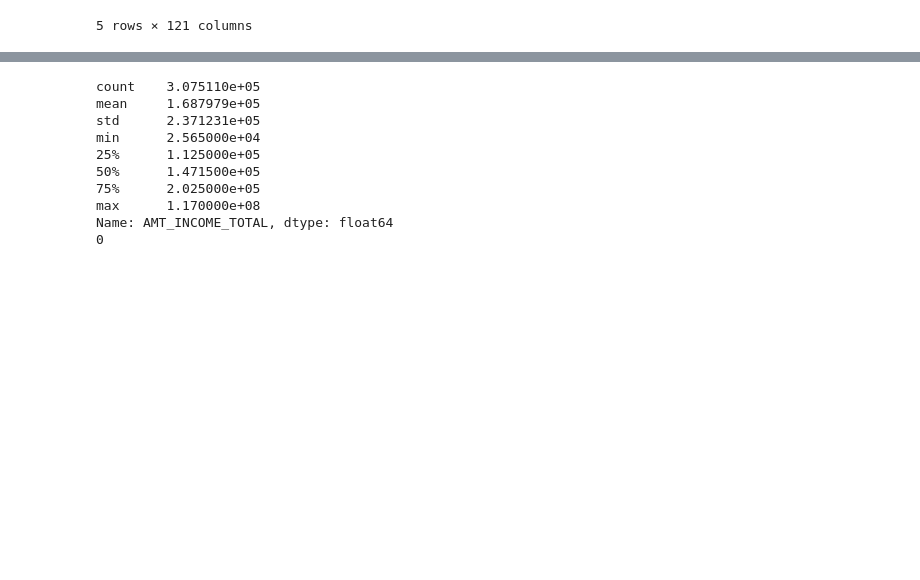
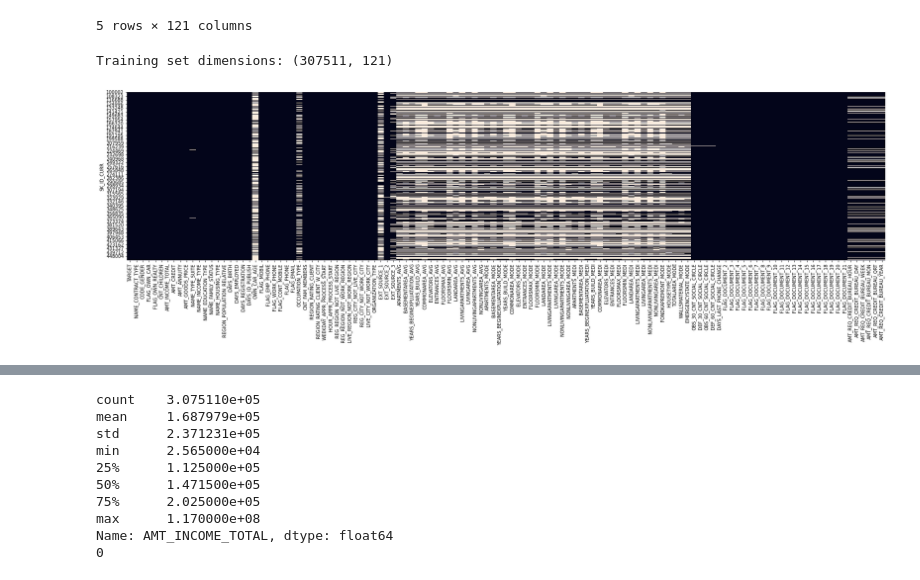
Before and after one commit to gitadum/credit_risk_rating, a Jupyter notebook: 00_notebooks/02_Exploration.ipynb, the cells around one changed output, grey strips where cells are left out. Saved outputs shown, nothing was run; the diff lists cells and outputs as text; code cells hidden in the pictures; blank space fills up the shorter version.

```diff
--- a/00_notebooks/02_Exploration.ipynb
+++ b/00_notebooks/02_Exploration.ipynb
@@ -14,19 +26,15 @@ from preprocessing import get_preprocessed_set_column_names as get_col_names
 from styles import *
 # %%
 # Initialisation
-df = pd.read_csv('../02_data/application_train.csv')
+train = pd.read_csv('../02_data/application_train.csv')
 #test = pd.read_csv('../02_data/application_test.csv')
+df = train.copy()
 
 id_error_msg = lambda x: '`SK_ID_CURR` is not unic for {} set!'.format(x)
 assert len(df.SK_ID_CURR.unique()) == df.shape[0], id_error_msg('train')
 #assert len(test.SK_ID_CURR.unique()) == test.shape[0], id_error_msg('test')
 df.set_index('SK_ID_CURR', inplace=True)
 #test.set_index('SK_ID_CURR', inplace=True)
-
-df_trans = pd.DataFrame(prep_no_scl.fit_transform(df.iloc[:, 1:]),
-                        columns=get_col_names(prep_no_scl))
-df_trans_scl = pd.DataFrame(prep.fit_transform(df.iloc[:, 1:]),
-                            columns=get_col_names(prep))
 # %%
 df.head()
 # %% [output]
@@ -38,3 +46,14 @@ df.head()
 | 100006 | 0 | Cash loans | F | N | Y | 0 | ... |
 | 100007 | 0 | Cash loans | M | N | Y | 0 | ... |
 5 rows × 121 columns
+# %%
+print('Training set dimensions:', df.shape)
+# %% [output]
+Training set dimensions: (307511, 121)
+# %%
+plt.figure(figsize=(24,8), facecolor='white')
+sns.heatmap(df.isna(), cbar=False)
+plt.tight_layout()
+plt.savefig('isna.png')
+# %% [output]
+[figure, added]
```
Also changed, not shown: parts of 29 cells of this notebook, 1 other file.
